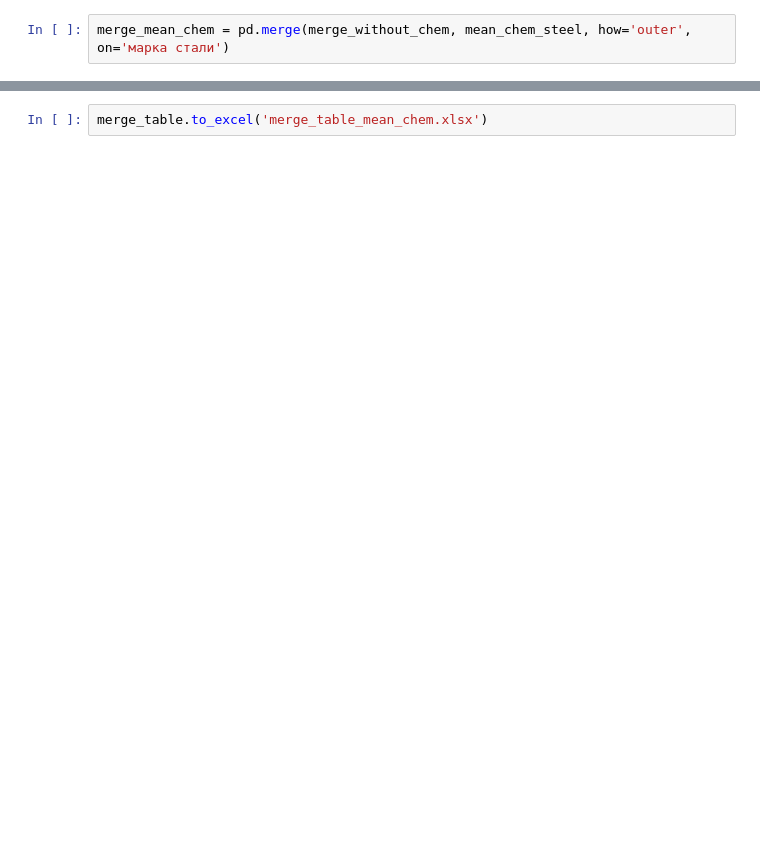
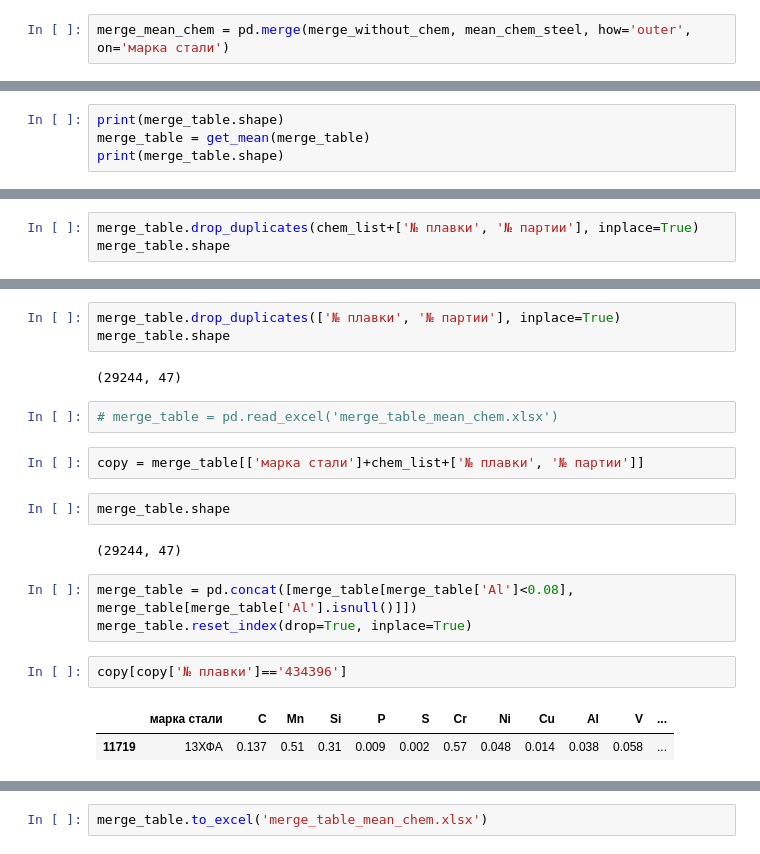
Before and after one commit to ChelpipeBigDataTeam/PNTZ, a Jupyter notebook: химия.ipynb, the cells around one changed output, grey strips where cells are left out. Drawn from its saved outputs; the diff is of its cells as text; blank space fills up the shorter version.

```diff
--- a/химия.ipynb
+++ b/химия.ipynb
@@ -379,0 +381,4 @@ else:
+# %%
+print(merge_table.shape)
+merge_table = get_mean(merge_table)
+print(merge_table.shape)
@@ -379,0 +388,3 @@ else:
+# %%
+merge_table.drop_duplicates(chem_list+['№ плавки', '№ партии'], inplace=True)
+merge_table.shape
@@ -379,0 +399,21 @@ else:
+# %%
+merge_table.drop_duplicates(['№ плавки', '№ партии'], inplace=True)
+merge_table.shape
+# %% [output]
+(29244, 47)
+# %%
+# merge_table = pd.read_excel('merge_table_mean_chem.xlsx')
+# %%
+copy = merge_table[['марка стали']+chem_list+['№ плавки', '№ партии']]
+# %%
+merge_table.shape
+# %% [output]
+(29244, 47)
+# %%
+merge_table = pd.concat([merge_table[merge_table['Al']<0.08], merge_table[merge_table['Al'].isnull()]])
+merge_table.reset_index(drop=True, inplace=True)
+# %%
+copy[copy['№ плавки']=='434396']
+# %% [output]
+|  | марка стали | C | Mn | Si | P | S | Cr | Ni | Cu | Al | V | ... |
+| 11719 | 13ХФА | 0.137 | 0.51 | 0.31 | 0.009 | 0.002 | 0.57 | 0.048 | 0.014 | 0.038 | 0.058 | ... |
```
Also changed, not shown: parts of 49 cells of this notebook.
